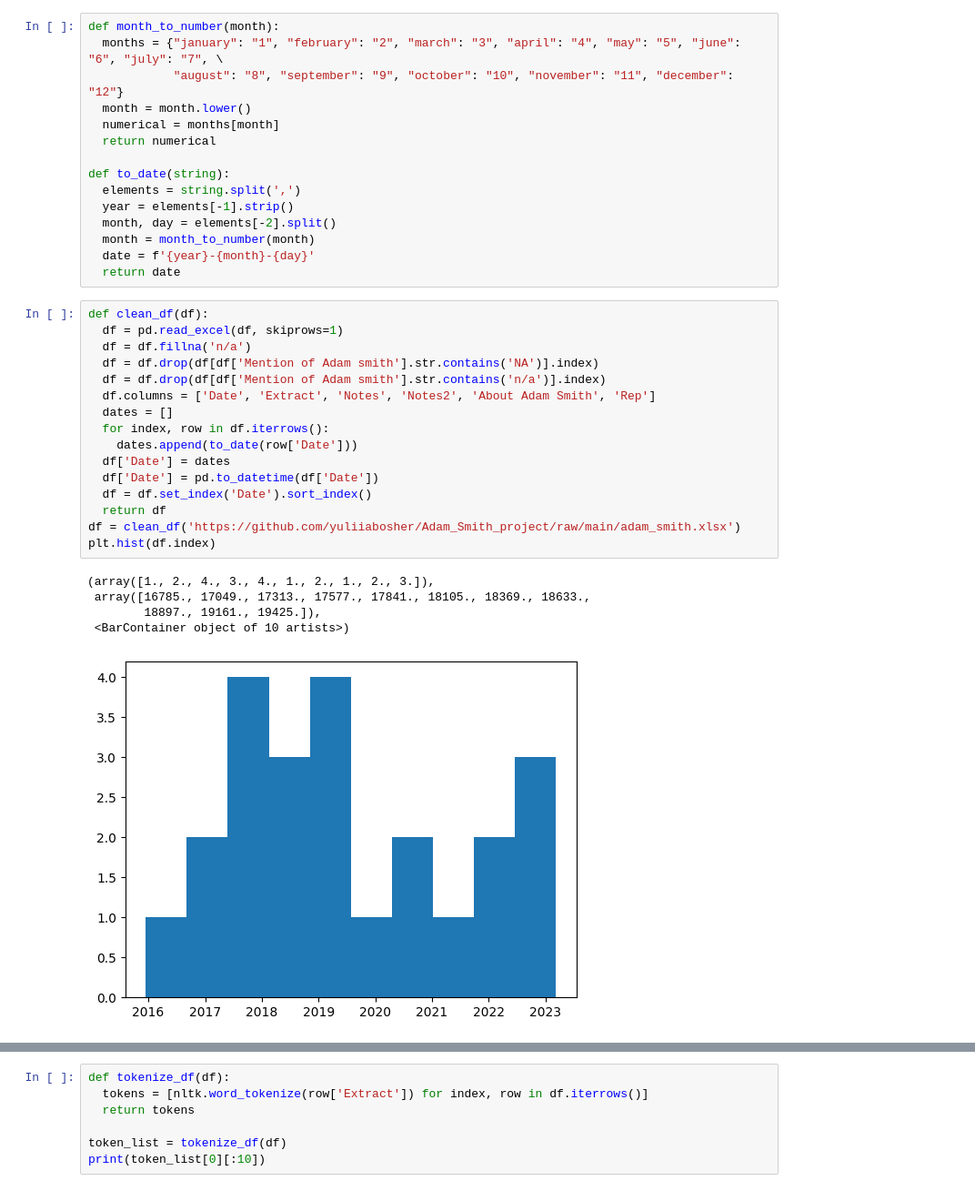
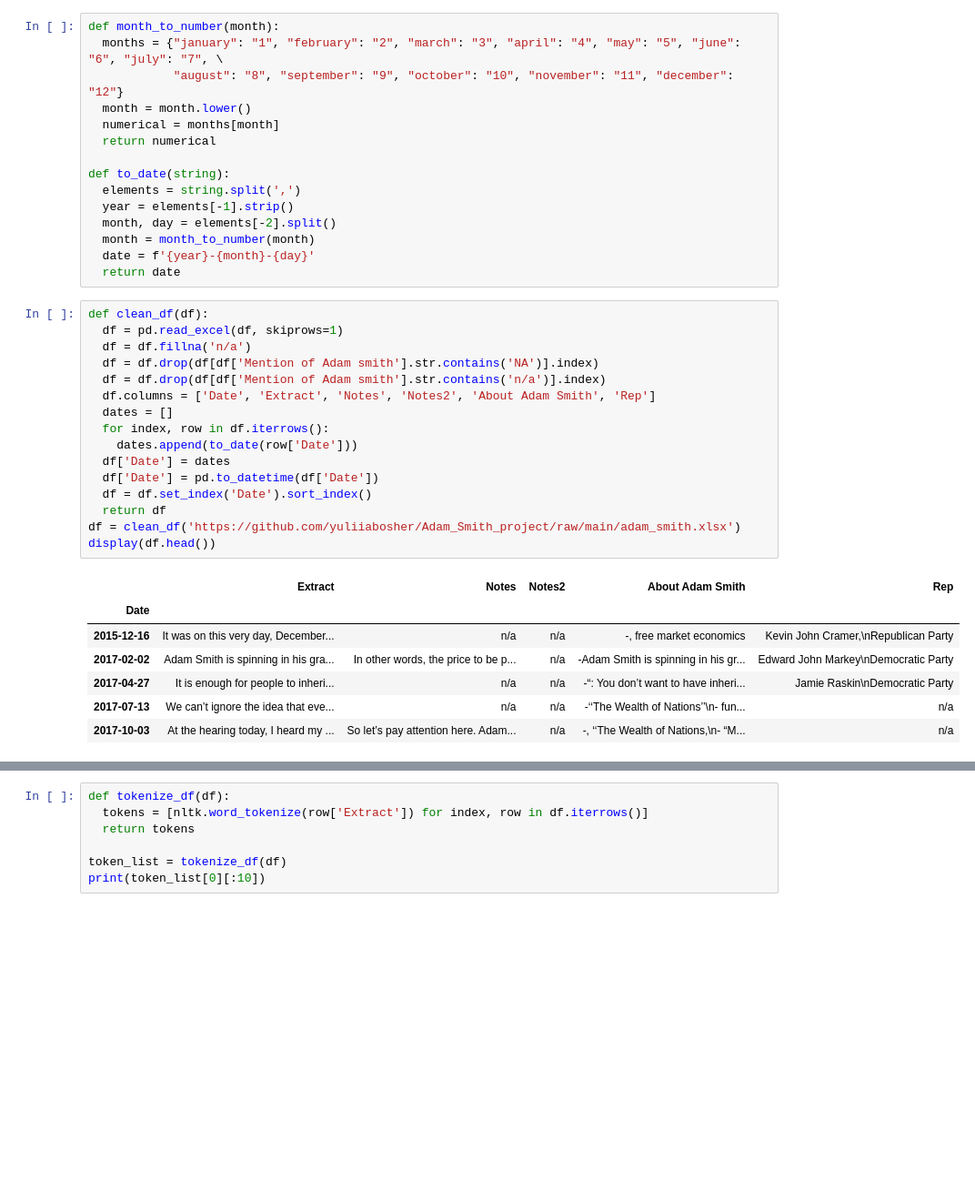
Before and after one commit to yuliiabosher/Adam_Smith_project, a Jupyter notebook: Visualisations.ipynb, the cells around one changed output, grey strips where cells are left out. Shown at 91% size. Saved outputs shown, nothing was run; the diff lists cells and outputs as text; blank space fills up the shorter version.

```diff
--- a/Visualisations.ipynb
+++ b/Visualisations.ipynb
@@ -61,22 +61,24 @@ def to_date(string):
 # %%
 def clean_df(df):
   df = pd.read_excel(df, skiprows=1)
   df = df.fillna('n/a')
   df = df.drop(df[df['Mention of Adam smith'].str.contains('NA')].index)
   df = df.drop(df[df['Mention of Adam smith'].str.contains('n/a')].index)
   df.columns = ['Date', 'Extract', 'Notes', 'Notes2', 'About Adam Smith', 'Rep']
   dates = []
   for index, row in df.iterrows():
     dates.append(to_date(row['Date']))
   df['Date'] = dates
   df['Date'] = pd.to_datetime(df['Date'])
   df = df.set_index('Date').sort_index()
   return df
 df = clean_df('https://github.com/yuliiabosher/Adam_Smith_project/raw/main/adam_smith.xlsx')
-plt.hist(df.index)
+display(df.head())
 # %% [output]
-(array([1., 2., 4., 3., 4., 1., 2., 1., 2., 3.]),
- array([16785., 17049., 17313., 17577., 17841., 18105., 18369., 18633.,
-        18897., 19161., 19425.]),
- <BarContainer object of 10 artists>)
-[figure, removed]
+|  | Extract | Notes | Notes2 | About Adam Smith | Rep |
+| Date |  |  |  |  |  |
+| 2015-12-16 | It was on this very day, December... | n/a | n/a | -, free market economics | Kevin John Cramer,\nRepublican Party |
+| 2017-02-02 | Adam Smith is spinning in his gra... | In other words, the price to be p... | n/a | -Adam Smith is spinning in his gr... | Edward John Markey\nDemocratic Party |
+| 2017-04-27 | It is enough for people to inheri... | n/a | n/a | -“: You don’t want to have inheri... | Jamie Raskin\nDemocratic Party |
+| 2017-07-13 | We can’t ignore the idea that eve... | n/a | n/a | -‘‘The Wealth of Nations’’\n- fun... | n/a |
+| 2017-10-03 | At the hearing today, I heard my ... | So let’s pay attention here. Adam... | n/a | -, ‘‘The Wealth of Nations,\n- “M... | n/a |
```
Also changed, not shown: parts of 2 cells of this notebook.
